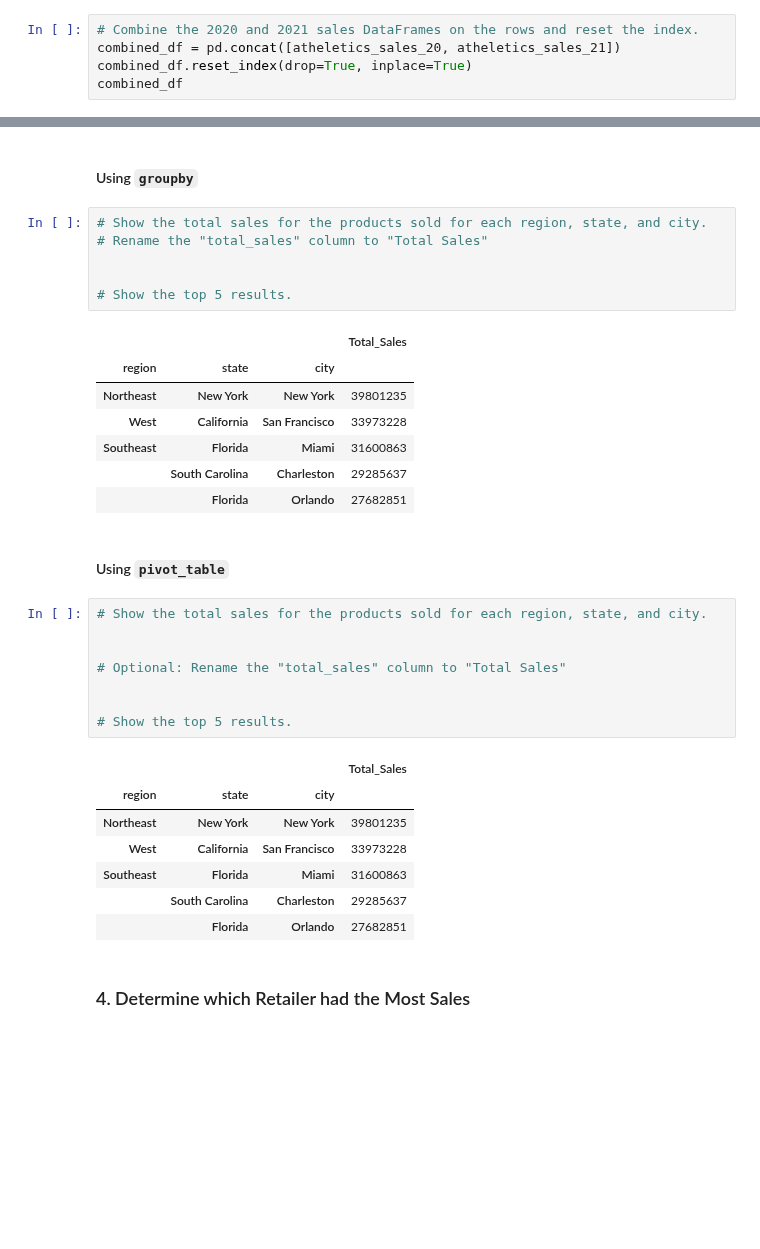
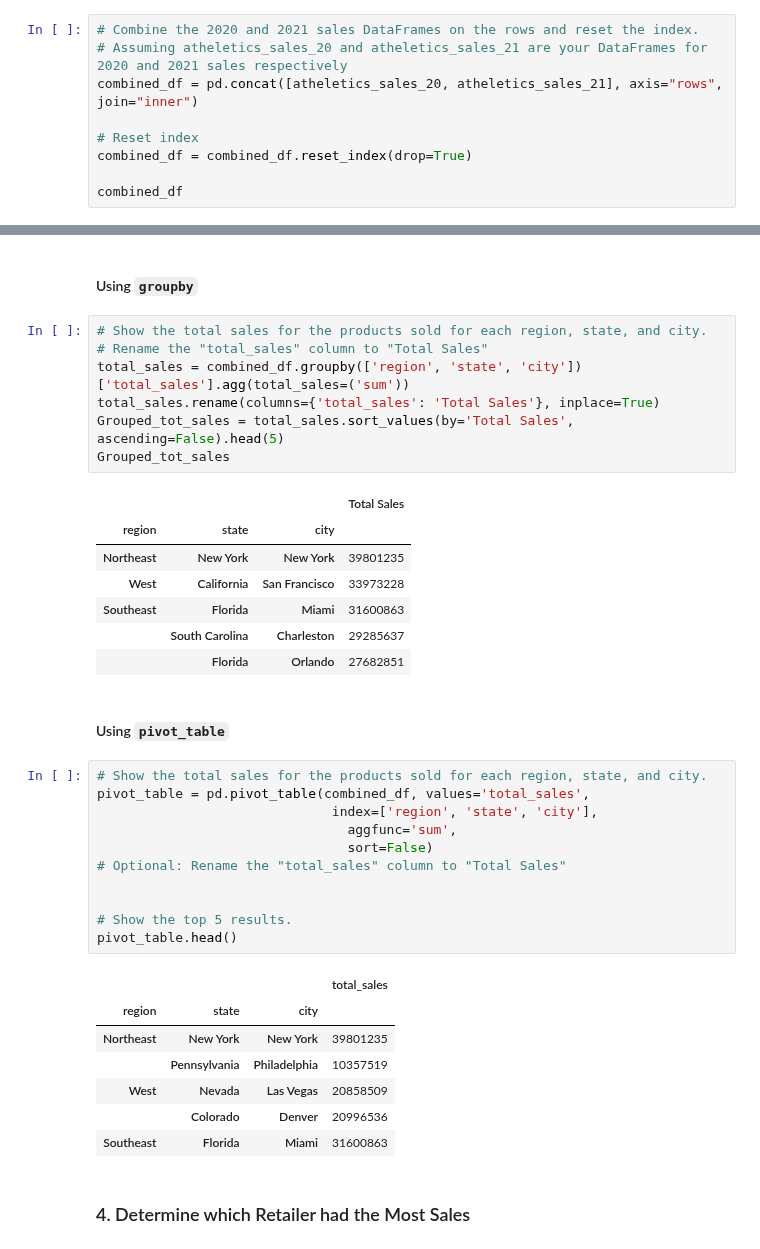
Before and after one commit to MegaTunji/athletic_sales_analysis, a Jupyter notebook: athletic_sales_analysis.ipynb, the cells around one changed output, grey strips where cells are left out. Saved outputs shown, nothing was run; the diff lists cells and outputs as text; blank space fills up the shorter version.

```diff
--- a/athletic_sales_analysis.ipynb
+++ b/athletic_sales_analysis.ipynb
@@ -94,8 +94,12 @@ memory usage: 782.6+ KB
 #### Combine the sales data by rows.
 # %%
 # Combine the 2020 and 2021 sales DataFrames on the rows and reset the index.
-combined_df = pd.concat([atheletics_sales_20, atheletics_sales_21])
-combined_df.reset_index(drop=True, inplace=True)
+# Assuming atheletics_sales_20 and atheletics_sales_21 are your DataFrames for 2020 and 2021 sales respectively
+combined_df = pd.concat([atheletics_sales_20, atheletics_sales_21], axis="rows", join="inner")
+
+# Reset index
+combined_df = combined_df.reset_index(drop=True)
+
 combined_df
 # %% [output]
 |  | retailer | retailer_id | invoice_date | region | state | city | product | price_per_unit | units_sold | ... |
@@ -216,11 +252,12 @@ memory usage: 904.2+ KB
 # %%
 # Show the total sales for the products sold for each region, state, and city.
 # Rename the "total_sales" column to "Total Sales"
-
-
-# Show the top 5 results.
+total_sales = combined_df.groupby(['region', 'state', 'city'])['total_sales'].agg(total_sales=('sum'))
+total_sales.rename(columns={'total_sales': 'Total Sales'}, inplace=True)
+Grouped_tot_sales = total_sales.sort_values(by='Total Sales', ascending=False).head(5)
+Grouped_tot_sales
 # %% [output]
-|  |  |  | Total_Sales |
+|  |  |  | Total Sales |
 | region | state | city |  |
 | Northeast | New York | New York | 39801235 |
 | West | California | San Francisco | 33973228 |
@@ -231,20 +268,23 @@ memory usage: 904.2+ KB
 #### Using `pivot_table`
 # %%
 # Show the total sales for the products sold for each region, state, and city.
-
-
+pivot_table = pd.pivot_table(combined_df, values='total_sales',
+                              index=['region', 'state', 'city'],
+                                aggfunc='sum',
+                                sort=False)
 # Optional: Rename the "total_sales" column to "Total Sales"
 
 
 # Show the top 5 results.
+pivot_table.head()
 # %% [output]
-|  |  |  | Total_Sales |
+|  |  |  | total_sales |
 | region | state | city |  |
 | Northeast | New York | New York | 39801235 |
-| West | California | San Francisco | 33973228 |
+|  | Pennsylvania | Philadelphia | 10357519 |
+| West | Nevada | Las Vegas | 20858509 |
+|  | Colorado | Denver | 20996536 |
 | Southeast | Florida | Miami | 31600863 |
-|  | South Carolina | Charleston | 29285637 |
-|  | Florida | Orlando | 27682851 |
 # %% [markdown]
 ### 4. Determine which Retailer had the Most Sales
 # %% [markdown]
```
Also changed, not shown: parts of 15 cells of this notebook.
